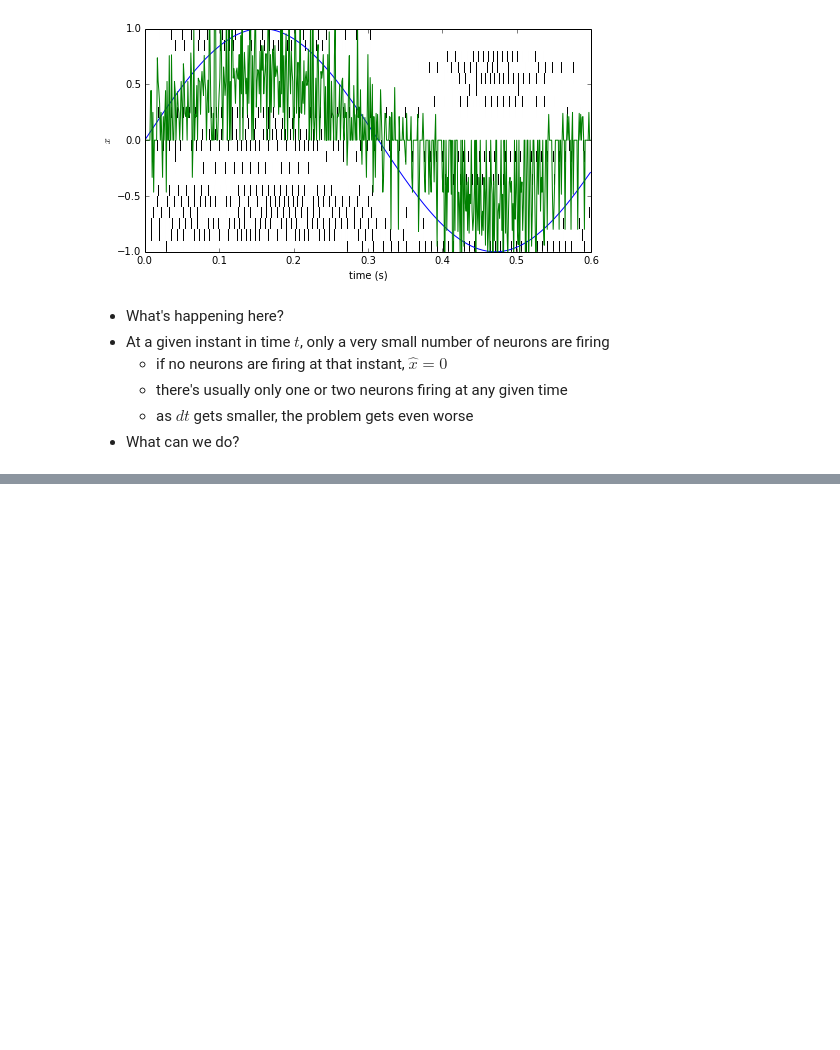
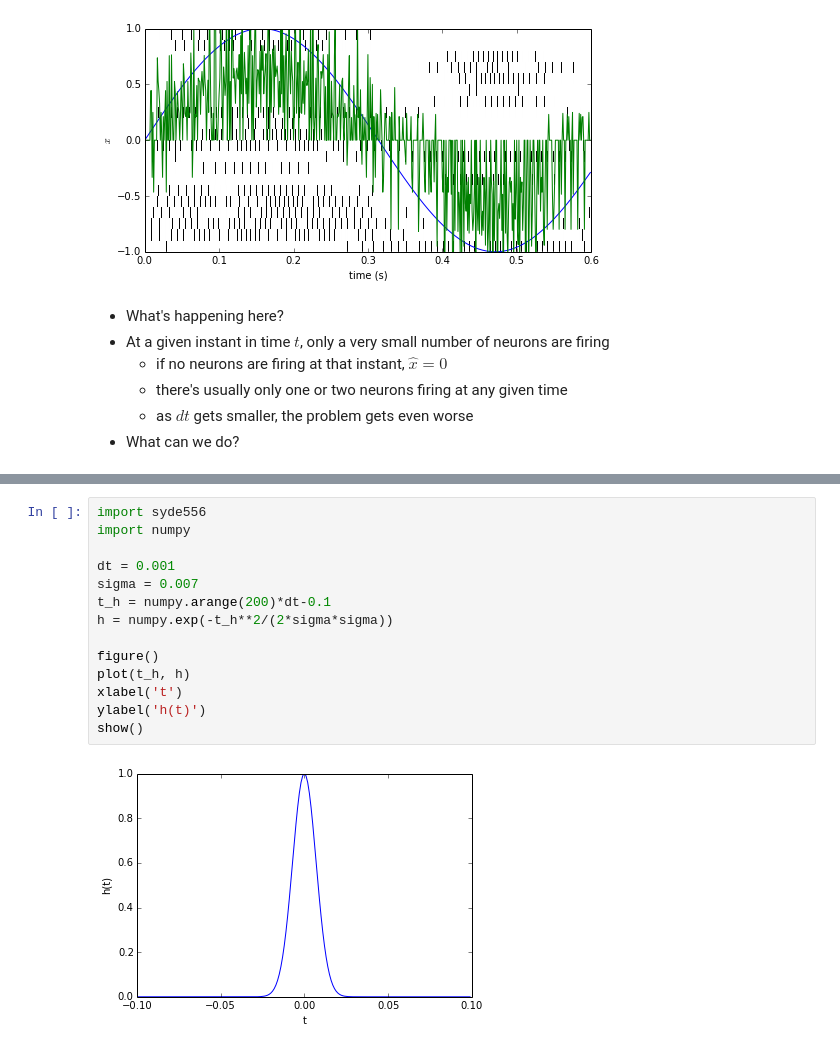
Before and after one commit to tcstewar/syde556, a Jupyter notebook: SYDE 556 Lecture 3 Temporal Representation.ipynb, the cells around one changed output, grey strips where cells are left out. Saved outputs shown, nothing was run; the diff lists cells and outputs as text; blank space fills up the shorter version.

```diff
--- a/SYDE 556 Lecture 3 Temporal Representation.ipynb
+++ b/SYDE 556 Lecture 3 Temporal Representation.ipynb
@@ -375,0 +379,16 @@ show()
+# %%
+import syde556
+import numpy
+
+dt = 0.001
+sigma = 0.007
+t_h = numpy.arange(200)*dt-0.1
+h = numpy.exp(-t_h**2/(2*sigma*sigma))
+
+figure()
+plot(t_h, h)
+xlabel('t')
+ylabel('h(t)')
+show()
+# %% [output]
+[figure, added]
```
Also changed, not shown: parts of 13 cells of this notebook.
